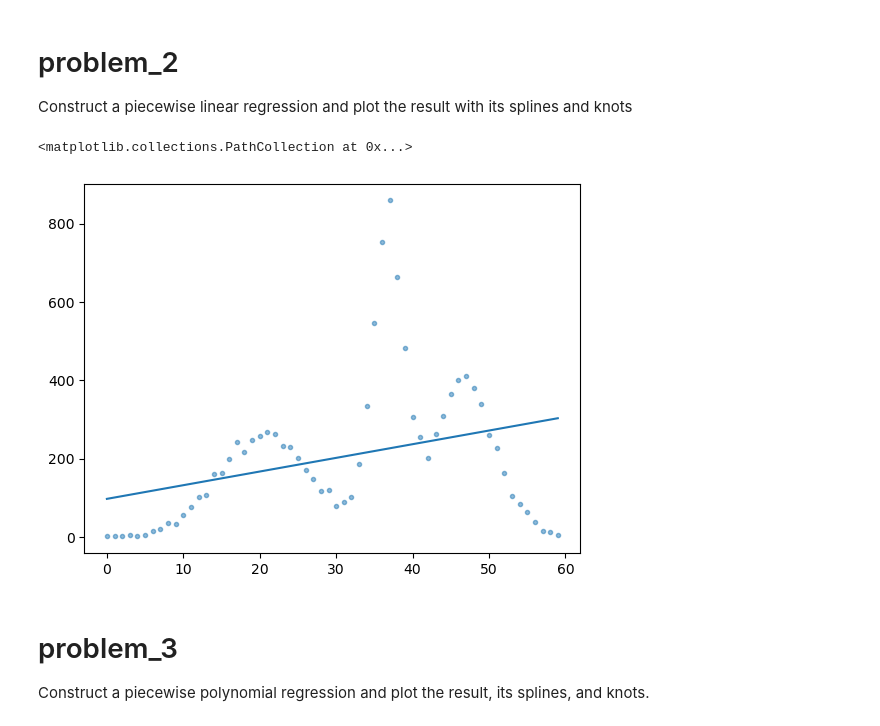
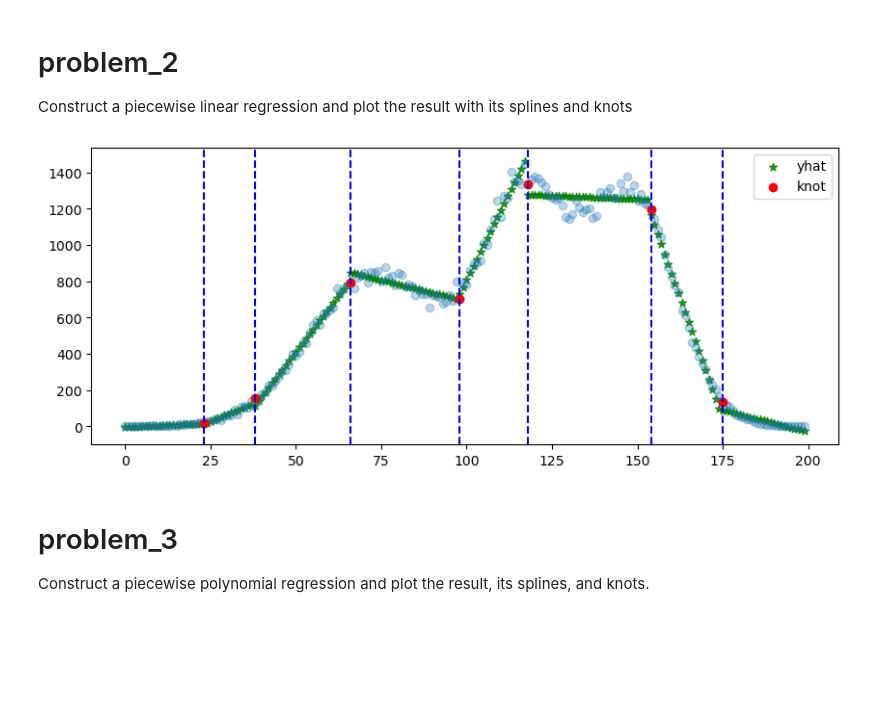
Before and after one commit to YLee2121/cs767_nn_repo, a Jupyter notebook: assignment/assignment_2/assignment_2.ipynb, the cells around one changed output. Cells and saved outputs as stored; diff of their text form; code cells hidden in the pictures; blank space fills up the shorter version.

```diff
--- a/assignment/assignment_2/assignment_2.ipynb
+++ b/assignment/assignment_2/assignment_2.ipynb
@@ -126,15 +41,20 @@ class Piece_wise_regression:
-# %%
-# let's do one knot firsta
-m = LinearRegression()
-m.fit(dummy_x, dummy_y)
-y_hat = m.predict(dummy_x)
-
-plt.plot(dummy_x, y_hat)
-
-plt.scatter(dummy_x, dummy_y, marker='.', alpha=0.5)
-# %% [output]
-<matplotlib.collections.PathCollection at 0x...>
-[figure, removed]
+# %%
+# some hyperparameters
+iteration = 1000
+n_knots = 7
+
+# prediction
+pwr = Pwr_linear(n_knots, x, y)
+pwr.train_iter(iteration)
+yhat, mse = pwr.best_prediction()
+
+# plot
+plt.figure(figsize=(10, 4))
+plt.scatter(x, yhat, c='green', marker='*', label='yhat', alpha=0.8)
+plt.legend()
+pwr.plot_knot_spine(pwr.best_knot)
+# %% [output]
+[figure, added]
 # %% [markdown]
 # problem_3
 Construct a piecewise polynomial regression and plot the result, its
```
Also changed, not shown: parts of 7 cells of this notebook, 2 other files.
